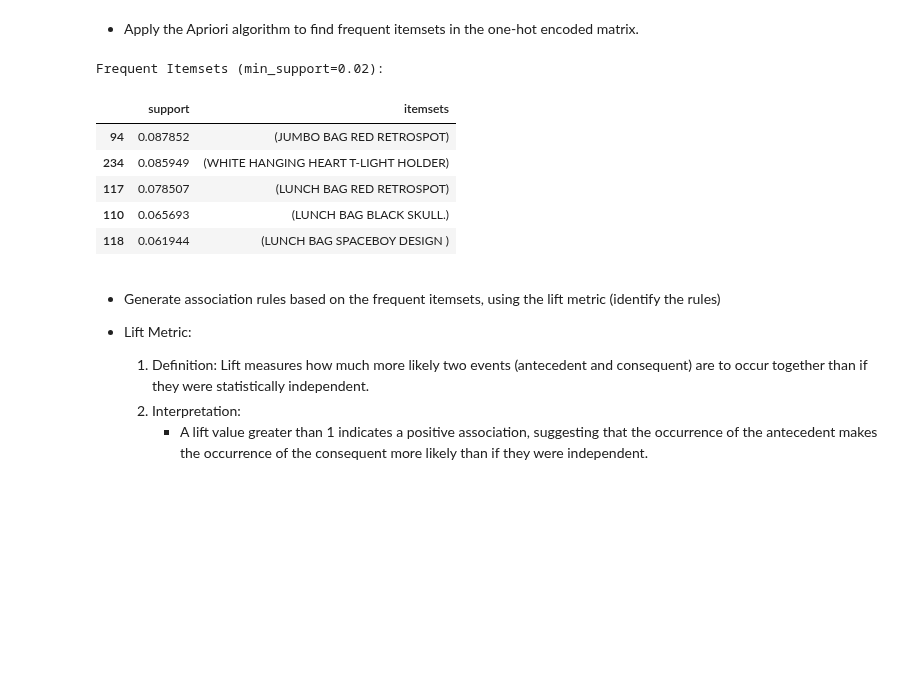
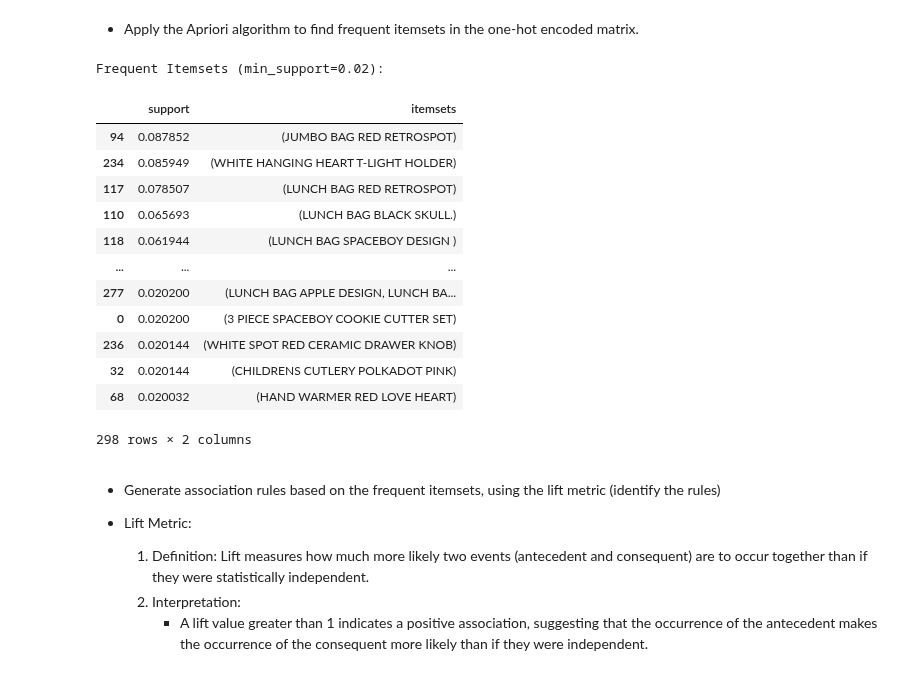
Before and after one commit to Ha0203/FinalProject_LTKHDL, a Jupyter notebook: main_branch.ipynb, the cells around one changed output. Drawn from its saved outputs; the diff is of its cells as text; code cells hidden in the pictures; blank space fills up the shorter version.

```diff
--- a/main_branch.ipynb
+++ b/main_branch.ipynb
@@ -1085,19 +1086,26 @@ One-Hot Encoded Matrix:
 # %%
 # Apriori Algorithm
 min_support = 0.02
 frequent_itemsets = apriori(df_onehot, min_support=min_support, use_colnames=True)
 
 # Display frequent itemsets as a table
 print(f"\nFrequent Itemsets (min_support={min_support}):")
-frequent_itemsets.sort_values(by='support', ascending=False).head()
+frequent_itemsets.sort_values(by='support', ascending=False)
 # %% [output]
 Frequent Itemsets (min_support=0.02):
 |  | support | itemsets |
 | 94 | 0.087852 | (JUMBO BAG RED RETROSPOT) |
 | 234 | 0.085949 | (WHITE HANGING HEART T-LIGHT HOLDER) |
 | 117 | 0.078507 | (LUNCH BAG RED RETROSPOT) |
 | 110 | 0.065693 | (LUNCH BAG BLACK SKULL.) |
 | 118 | 0.061944 | (LUNCH BAG SPACEBOY DESIGN ) |
+| ... | ... | ... |
+| 277 | 0.020200 | (LUNCH BAG APPLE DESIGN, LUNCH BA... |
+| 0 | 0.020200 | (3 PIECE SPACEBOY COOKIE CUTTER SET) |
+| 236 | 0.020144 | (WHITE SPOT RED CERAMIC DRAWER KNOB) |
+| 32 | 0.020144 | (CHILDRENS CUTLERY POLKADOT PINK) |
+| 68 | 0.020032 | (HAND WARMER RED LOVE HEART) |
+298 rows × 2 columns
 # %% [markdown]
 - Generate association rules based on the frequent itemsets, using the lift metric (identify the rules)
 
```
Also changed, not shown: parts of 22 cells of this notebook.
